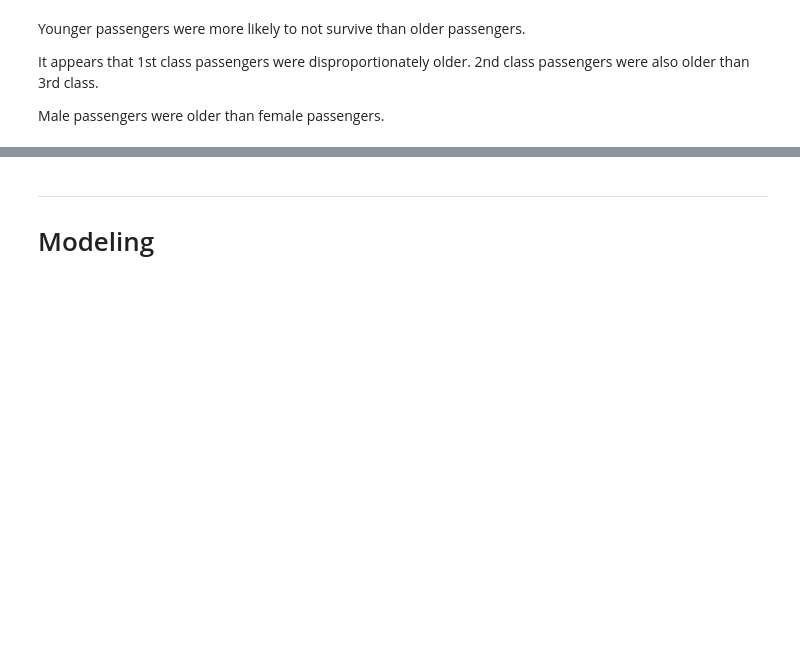
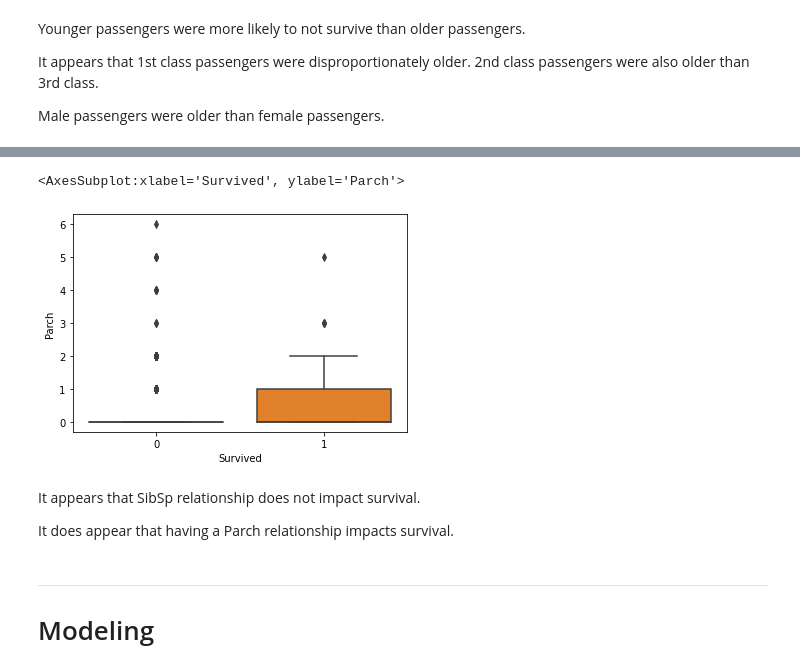
Before and after one commit to levimjoseph/kaggle-public, a Jupyter notebook: titanic-levimjoseph.ipynb, the cells around one changed output, grey strips where cells are left out. Drawn from its saved outputs; the diff is of its cells as text; code cells hidden in the pictures; blank space fills up the shorter version.

```diff
--- a/titanic-levimjoseph.ipynb
+++ b/titanic-levimjoseph.ipynb
@@ -227,3 +233,13 @@ Male passengers were older than female passengers.
+# %%
+# Survived and Parch
+sns.boxplot(x='Survived', y='Parch', data=train_df)
+# %% [output]
+<AxesSubplot:xlabel='Survived', ylabel='Parch'>
+[figure, added]
+# %% [markdown]
+It appears that SibSp relationship does not impact survival.
+
+It does appear that having a Parch relationship impacts survival.
 # %% [markdown]
 ---
 # Modeling
```
Also changed, not shown: parts of 18 cells of this notebook.
